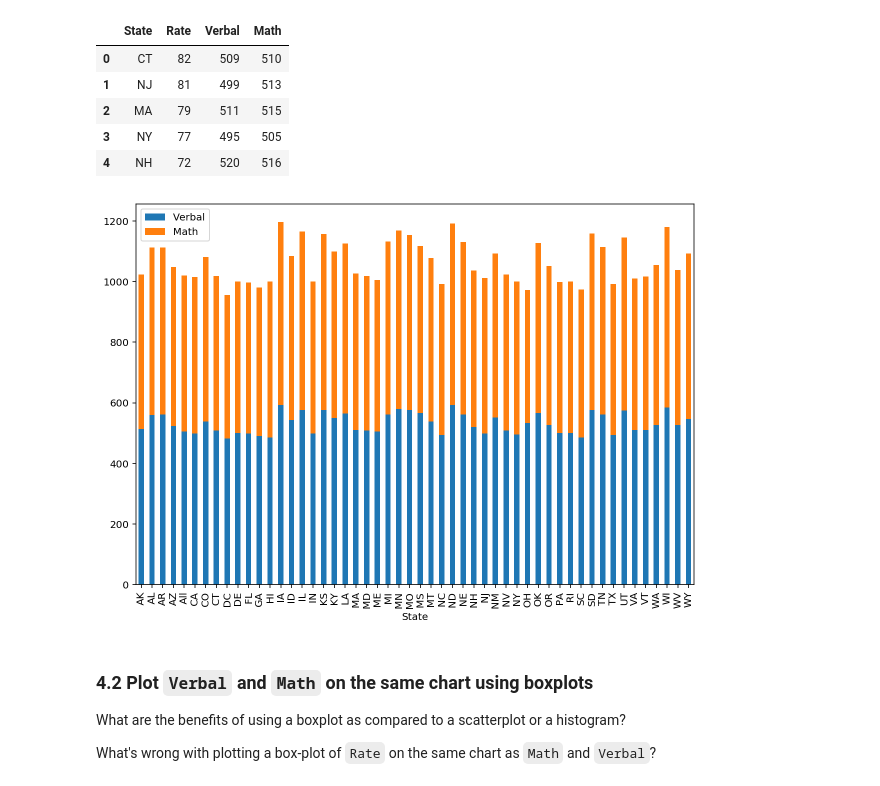
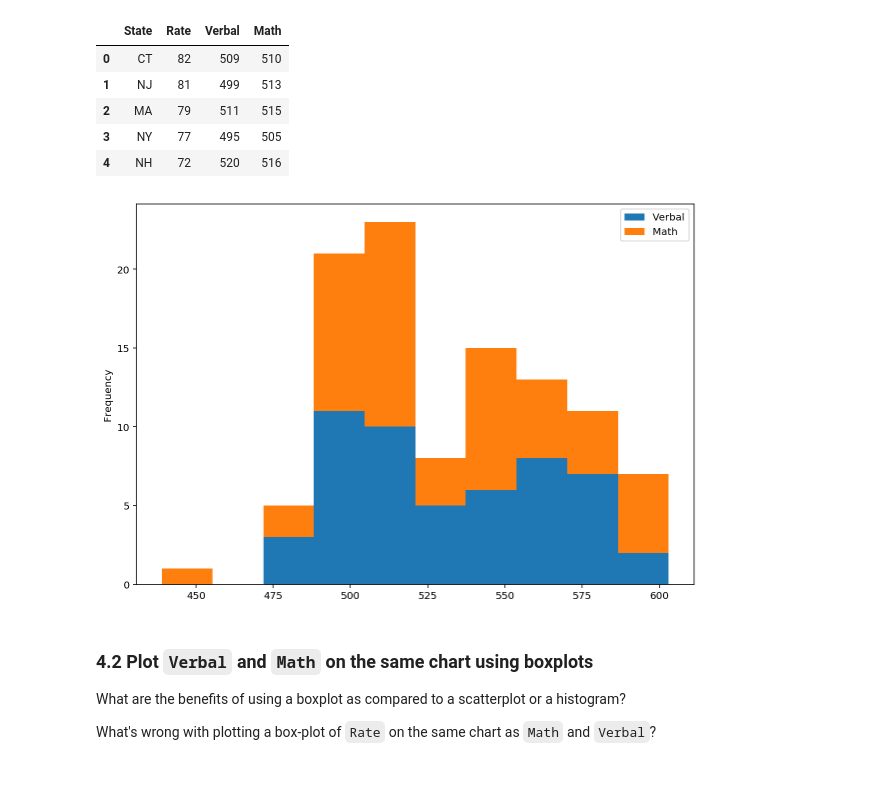
Before and after one commit to a3o1m2/DSI11-lessons, a Jupyter notebook: projects/project-2/project-02-v2-starter-code.ipynb, the cells around one changed output. Drawn from its saved outputs; the diff is of its cells as text; code cells hidden in the pictures.

```diff
--- a/projects/project-2/project-02-v2-starter-code.ipynb
+++ b/projects/project-2/project-02-v2-starter-code.ipynb
@@ -229,17 +229,15 @@ sats.head()
 | 2 | MA | 79 | 511 | 515 |
 | 3 | NY | 77 | 495 | 505 |
 | 4 | NH | 72 | 520 | 516 |
-# %%
-# First create a table, then stack it!! ie... see: 'Now use the plot function on the unstacked data
-# to create a bar chart.' in 'pandas-grouping-lesson-starter-code'
-
-sats_grouped = sats.groupby('State').mean()[['Verbal','Math']]
-sats_grouped.plot(kind='bar',stacked=True,figsize=(10,7))
-plt.show();
-
-# I can only get the stacked bar chart to work, not the stacked histogram!
-# %% [output]
-[figure, removed]
+# %%
+# sats[['Verbal','Math']].plot(kind='bar',stacked=True,figsize=(10,7))
+
+sats[['Verbal','Math']].plot(kind='hist',stacked=True,figsize=(10,7))
+plt.show();
+
+# Interestingly if you move from bar to hist (above) the x-axis changes from 'States' to 'Score bins'
+# %% [output]
+[figure, added]
 # %% [markdown]
 ### 4.2 Plot `Verbal` and `Math` on the same chart using boxplots
 
```
Also changed, not shown: parts of 14 cells of this notebook, 1 other file.
